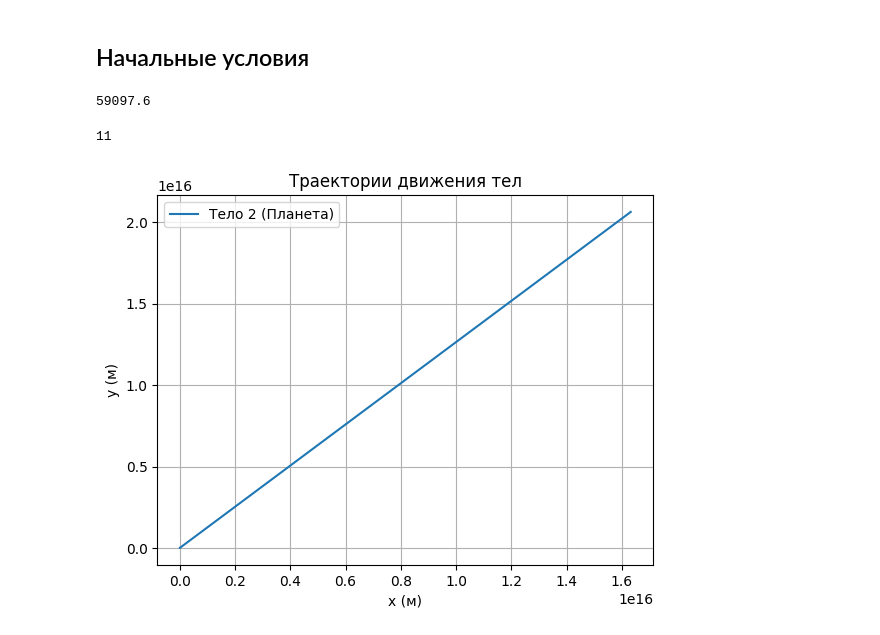
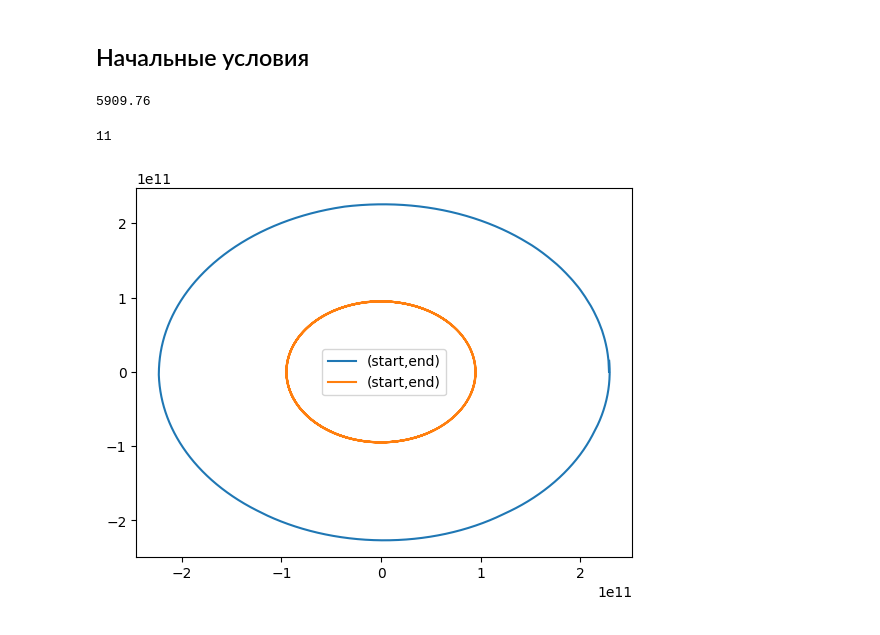
Before and after one commit to Mis-prog/matmod-7sem, a Jupyter notebook: labs/lab1/misha/lab1.ipynb, the cells around one changed output. Drawn from its saved outputs; the diff is of its cells as text; code cells hidden in the pictures.

```diff
--- a/labs/lab1/misha/lab1.ipynb
+++ b/labs/lab1/misha/lab1.ipynb
@@ -8,7 +8,7 @@ from tqdm import tqdm
 # %% [markdown]
 ## Входные данные
 # %%
-G = 6.67e-9  # гравитационная постоянная, м^3 кг^-1 с^-2
+G = 6.67e-11  # гравитационная постоянная, м^3 кг^-1 с^-2
 M1 = 2.0e30  # масса тела 1 (звезда), кг
 M2 = 6.4e23  # масса тела 2 (планета), кг
 M3 = 1.1e16  # масса астероида
@@ -67,25 +67,28 @@ def system(t, y):
 y0 = [x2_0, vx2_0, y2_0, vy2_0, x3_0, vx3_0, y3_0, vy3_0]
 
 t_end = 60*60*24*684*1000
-n = 1000000
+n = 10000000
 
 dt = t_end / n
 dt
 # %% [output]
-59097.6
+5909.76
 # %%
-sol = solve_ivp(system, (0, t_end), y0, method='LSODA', t_eval=np.linspace(0, t_end, n))
+sol = solve_ivp(system, (0, t_end), y0, method='DOP853', t_eval=np.linspace(0, t_end, n))
 len(sol)
 # %% [output]
 11
 # %%
-plt.plot(sol.y[0], sol.y[2], label='Тело 2 (Планета)')
-# plt.plot(sol.y[4][0:4000], sol.y[6][0:4000], label='Тело 3 (Астероид)')
-plt.xlabel('x (м)')
-plt.ylabel('y (м)')
-plt.legend()
-plt.title('Траектории движения тел')
-plt.grid()
-plt.show()
+# plt.plot(sol.y[4], sol.y[6], label='Тело 3 (Астероид)')
+for start,end in [(0,10),(9990,10000)]:
+    # plt.figure()
+    plt.plot(sol.y[4][start*1000:end*1000], sol.y[6][start*1000:end*1000], label=f'(start,end)')
+    plt.legend()
+# plt.xlabel('x (м)')
+# plt.ylabel('y (м)')
+# plt.legend()
+# plt.title('Траектории движения тел')
+# plt.grid()
+# plt.show()
 # %% [output]
-[figure, old version]
+[figure, new version]
```
Also changed, not shown: 1 other file.
